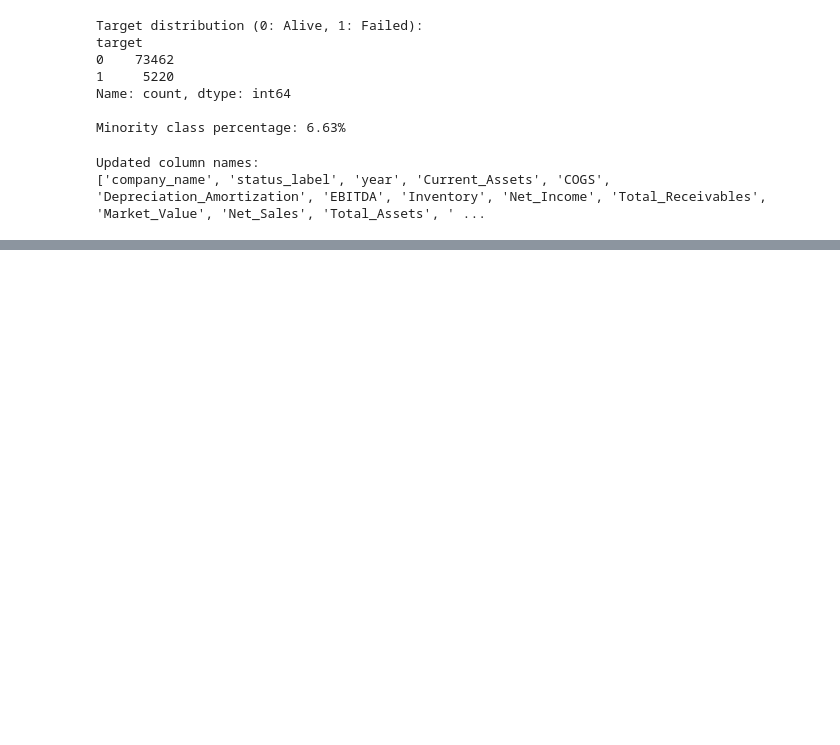
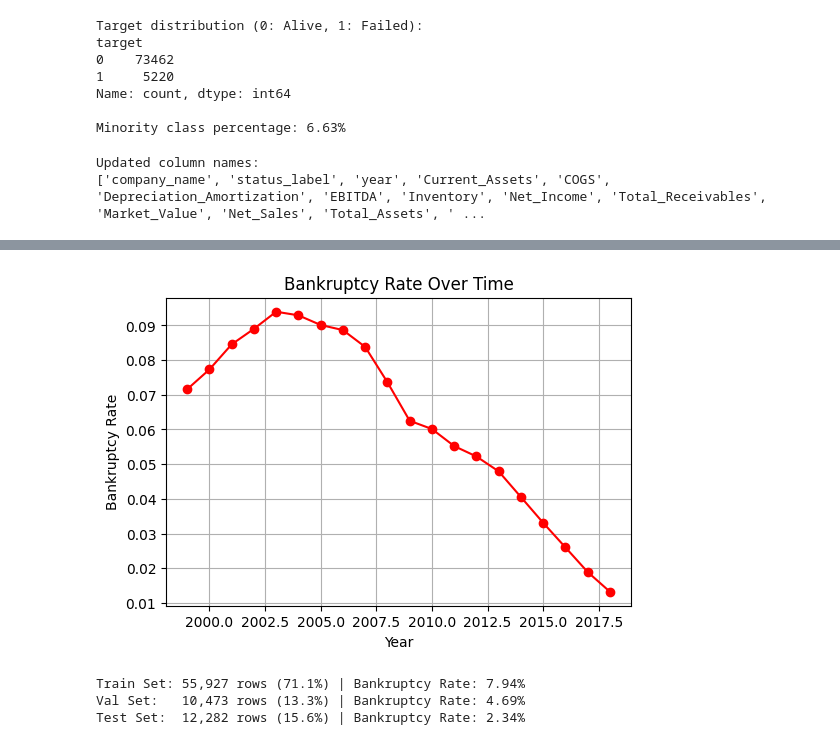
Before and after one commit to minnajoby/Bankruptcy-Risk-Predictor, a Jupyter notebook: Bankruptcy.ipynb, the cells around one changed output, grey strips where cells are left out. Drawn from its saved outputs; the diff is of its cells as text; code cells hidden in the pictures; blank space fills up the shorter version.

```diff
--- a/Bankruptcy.ipynb
+++ b/Bankruptcy.ipynb
@@ -114,0 +125,11 @@ Updated column names:
+# %%
+yearly_rates=df.groupby('year')['target'].mean()
+plt.figure(figsize=(6,4))
+yearly_rates.plot(kind='line',marker='o', color='red')
+plt.title('Bankruptcy Rate Over Time')
+plt.xlabel('Year')
+plt.ylabel('Bankruptcy Rate')
+plt.grid(True)
+plt.show()
+# %% [output]
+[figure, added]
@@ -114,0 +142,19 @@ Updated column names:
+# %%
+# Chronological Split avoids lookahead bias (data leakage across time)
+train_df=df[df['year']<=2011].copy()
+val_df=df[(df['year']>=2012) & (df['year']<=2014)].copy()
+test_df=df[df['year']>=2015].copy()
+
+feature_names = list(feature_map.values())
+
+X_train, y_train = train_df[feature_names], train_df['target']
+X_val, y_val     = val_df[feature_names], val_df['target']
+X_test, y_test   = test_df[feature_names], test_df['target']
+
+print(f"Train Set: {X_train.shape[0]:,} rows ({X_train.shape[0]/len(df)*100:.1f}%) | Bankruptcy Rate: {y_train.mean()*100:.2f}%")
+print(f"Val Set:   {X_val.shape[0]:,} rows ({X_val.shape[0]/len(df)*100:.1f}%) | Bankruptcy Rate: {y_val.mean()*100:.2f}%")
+print(f"Test Set:  {X_test.shape[0]:,} rows ({X_test.shape[0]/len(df)*100:.1f}%) | Bankruptcy Rate: {y_test.mean()*100:.2f}%")
+# %% [output]
+Train Set: 55,927 rows (71.1%) | Bankruptcy Rate: 7.94%
+Val Set:   10,473 rows (13.3%) | Bankruptcy Rate: 4.69%
+Test Set:  12,282 rows (15.6%) | Bankruptcy Rate: 2.34%
```
Also changed, not shown: parts of 2 cells of this notebook.
